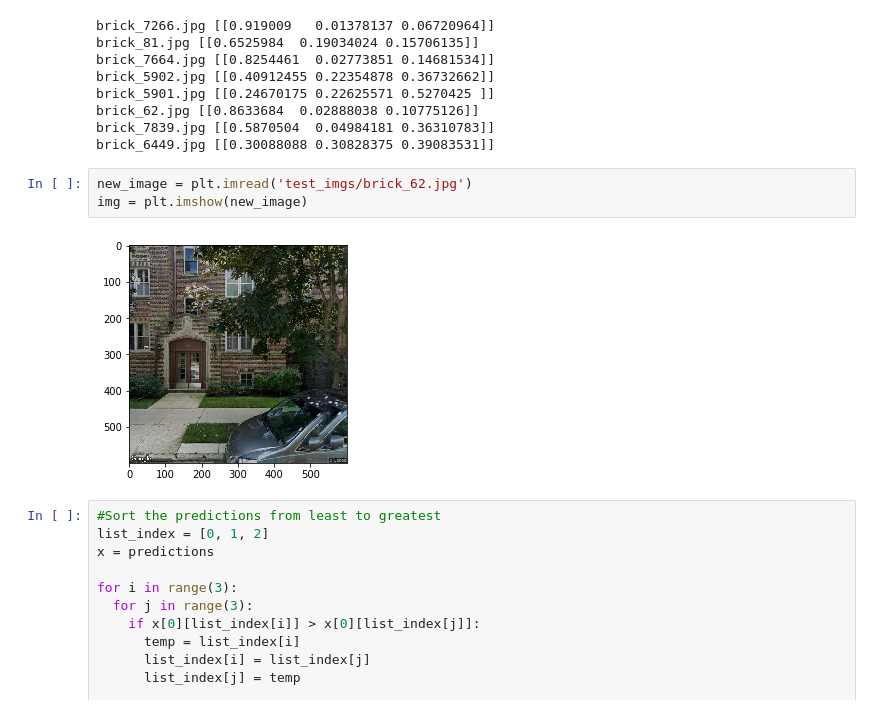
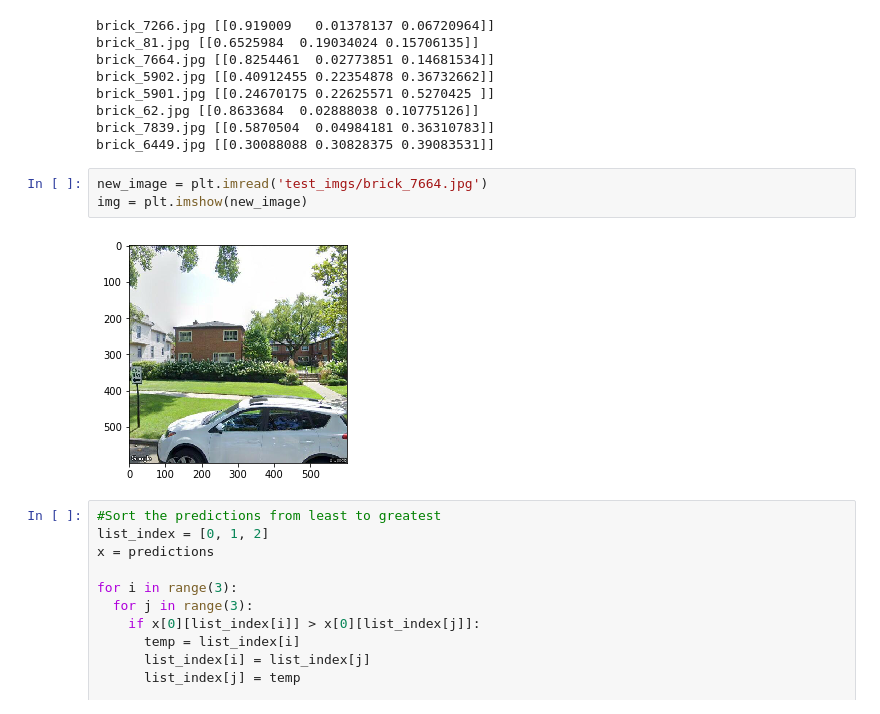
Before and after one commit to pnguenda/target_market, a Jupyter notebook: gc_ML_v02.ipynb, the cells around one changed output. Cells and saved outputs as stored; diff of their text form.

```diff
--- a/gc_ML_v02.ipynb
+++ b/gc_ML_v02.ipynb
@@ -208,10 +208,10 @@ brick_62.jpg [[0.8633684  0.02888038 0.10775126]]
 brick_7839.jpg [[0.5870504  0.04984181 0.36310783]]
 brick_6449.jpg [[0.30088088 0.30828375 0.39083531]]
 # %%
-new_image = plt.imread('test_imgs/brick_62.jpg')
+new_image = plt.imread('test_imgs/brick_7664.jpg')
 img = plt.imshow(new_image)
 # %% [output]
-[figure, old version]
+[figure, new version]
 # %%
 #Sort the predictions from least to greatest
 list_index = [0, 1, 2]
```
Also changed, not shown: 1 other file.
